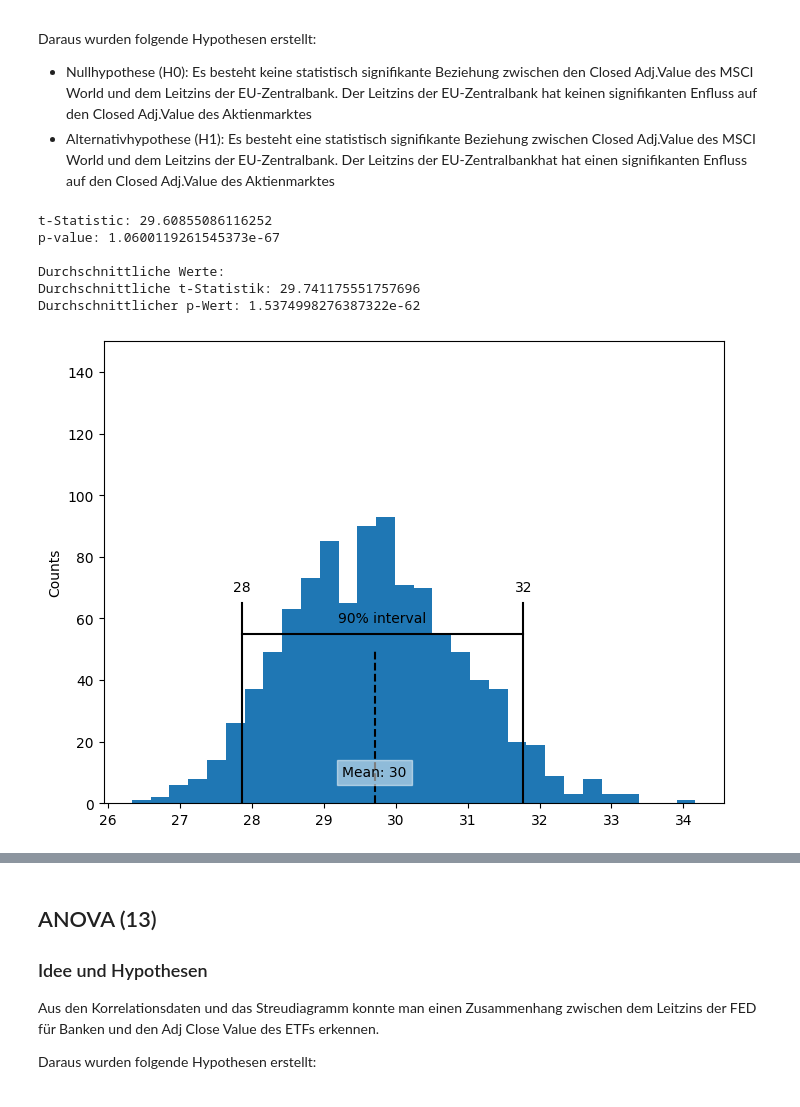
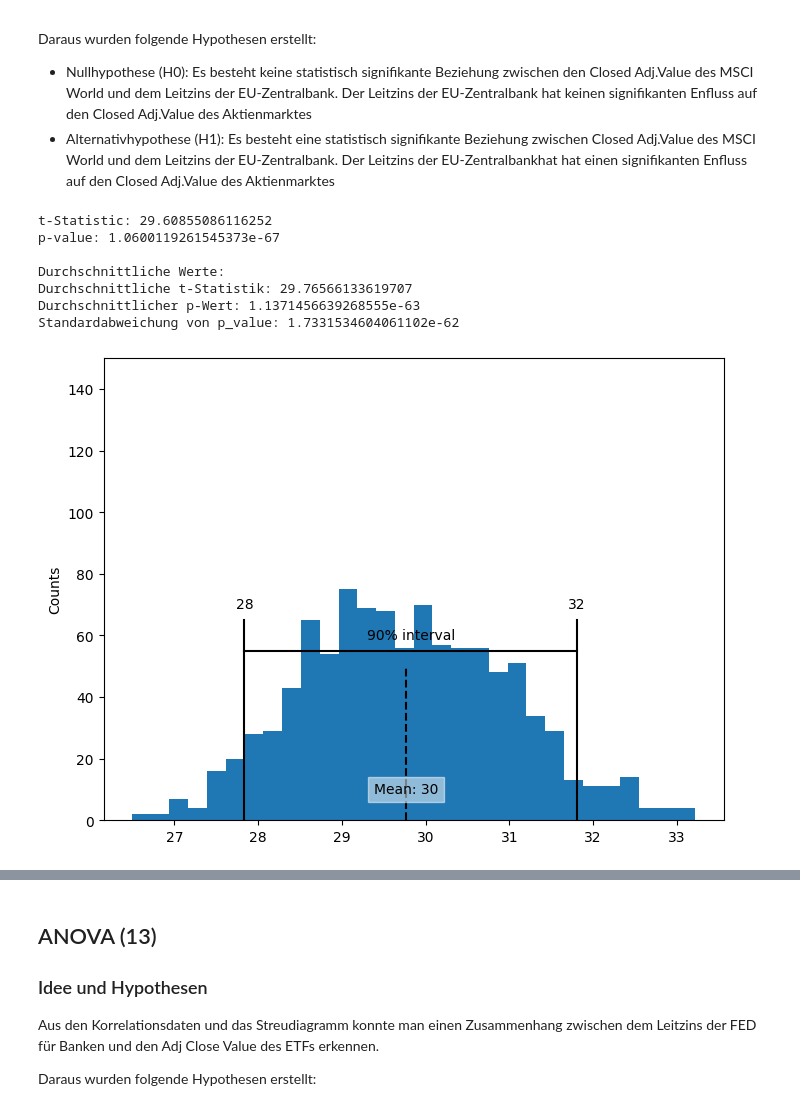
Before and after one commit to FalcarDE/ss_2032_stonks_data_science, a Jupyter notebook: Chapter 2 - Modelling and Evaluation - Analyse.ipynb, the cells around one changed output, grey strips where cells are left out. Saved outputs shown, nothing was run; the diff lists cells and outputs as text; code cells hidden in the pictures.

```diff
--- a/Chapter 2 - Modelling and Evaluation - Analyse.ipynb
+++ b/Chapter 2 - Modelling and Evaluation - Analyse.ipynb
@@ -56,38 +46,6 @@ print("t-Statistic:", t_statistic)
 print("p-value:", p_value)
 
 
-# -------------------------------------------------------------------------------------------------------
-# Bootstrap-Sampling
-data = [etf_filtered['Adj Close'], eu_funds_filtered['Percent per annum']]
-num_bootstrap_samples = 1000
-bootstrap_samples = []
-
-for _ in range(num_bootstrap_samples):
-    sample_etf = np.random.choice(etf_filtered['Adj Close'], size=len(etf_filtered), replace=True)
-    sample_eu_funds = np.random.choice(eu_funds_filtered['Percent per annum'], size=len(eu_funds_filtered), replace=True)
-    bootstrap_samples.append((sample_etf, sample_eu_funds))
-
-# print(bootstrap_samples)
-
-# t-Test für Bootstrap-Samples durchführen
-t_test_results = []
-
-for sample_etf, sample_eu_funds in bootstrap_samples:
-    t_statistic, p_value = stats.ttest_ind(sample_etf, sample_eu_funds, equal_var=False)
-    t_test_results.append((t_statistic, p_value))
-
-# Durchschnittliche t-Statistik und p-Wert berechnen
-average_t_value = np.mean([result[0] for result in t_test_results])
-average_p_value = np.mean([result[1] for result in t_test_results])
-
-# Ausgabe der Ergebnisse
-print()
-print("Durchschnittliche Werte:")
-print("Durchschnittliche t-Statistik:", average_t_value)
-print("Durchschnittlicher p-Wert:", average_p_value)
-
-#------------------------------------------------------
-# Bootstrap-Sampling-Funktion
 def bootstrap_sample(data, n_samples):
     samples = []
     n = len(data)
@@ -106,39 +64,52 @@ bootstrap_results = []
 for i in range(n_bootstrap_samples):
     t_statistic_bs, _ = stats.ttest_ind(etf_samples[i], eu_funds_samples[i], equal_var=False)
     bootstrap_results.append(t_statistic_bs)
+
+average_t_statistic = np.mean(bootstrap_results)
+average_p_value = np.mean([stats.ttest_ind(etf_samples[i], eu_funds_samples[i], equal_var=False)[1] for i in range(n_bootstrap_samples)])
+p_value_std = np.std([stats.ttest_ind(etf_samples[i], eu_funds_samples[i], equal_var=False)[1] for i in range(n_bootstrap_samples)])
+
 
 # Konfidenzintervall berechnen
 results = pd.Series(bootstrap_results)
 confidence_interval = list(results.quantile([0.05, 0.95]))
 
 # Diagramm erstellen
 ax = results.plot.hist(bins=30, figsize=(8, 6))
 ax.plot(confidence_interval, [55, 55], color='black')
 for x in confidence_interval:
     ax.plot([x, x], [0, 65], color='black')
     ax.text(x, 70, f'{x:.0f}',
             horizontalalignment='center', verticalalignment='center')
 ax.text(sum(confidence_interval) / 2, 60, '90% interval',
         horizontalalignment='center', verticalalignment='center')
 
 mean_of_standard_deviation_adj_close = results.mean()
 ax.plot([mean_of_standard_deviation_adj_close, mean_of_standard_deviation_adj_close], [0, 50], color='black', linestyle='--')
 ax.text(mean_of_standard_deviation_adj_close, 10, f'Mean: {mean_of_standard_deviation_adj_close:.0f}',
         bbox=dict(facecolor='white', edgecolor='white', alpha=0.5),
         horizontalalignment='center', verticalalignment='center')
 
 ax.set_ylim(0, 150)
 ax.set_ylabel('Counts')
 
+print()
+print("Durchschnittliche Werte:")
+print("Durchschnittliche t-Statistik:", average_t_statistic)
+print("Durchschnittlicher p-Wert:", average_p_value)
+print("Standardabweichung von p_value:", p_value_std)
+
+
 plt.show()
 # %% [output]
 t-Statistic: 29.60855086116252
 p-value: 1.0600119261545373e-67
 
 Durchschnittliche Werte:
-Durchschnittliche t-Statistik: 29.741175551757696
-Durchschnittlicher p-Wert: 1.5374998276387322e-62
+Durchschnittliche t-Statistik: 29.76566133619707
+Durchschnittlicher p-Wert: 1.1371456639268555e-63
+Standardabweichung von p_value: 1.7331534604061102e-62
-[figure, old version]
+[figure, new version]
 # %% [markdown]
 ### Ergebnis
 Die t-Statistik beträgt 160.4640825452364 und die durchschnittliche t-Statistik beträgt 160.68733124355262. Dies deutet darauf hin, dass es eine starke statistische Abweichung zwischen den Adj. Close-Werten und den Leitzins-Werten gibt.
```
Also changed, not shown: parts of 8 cells of this notebook, 1 other file.
